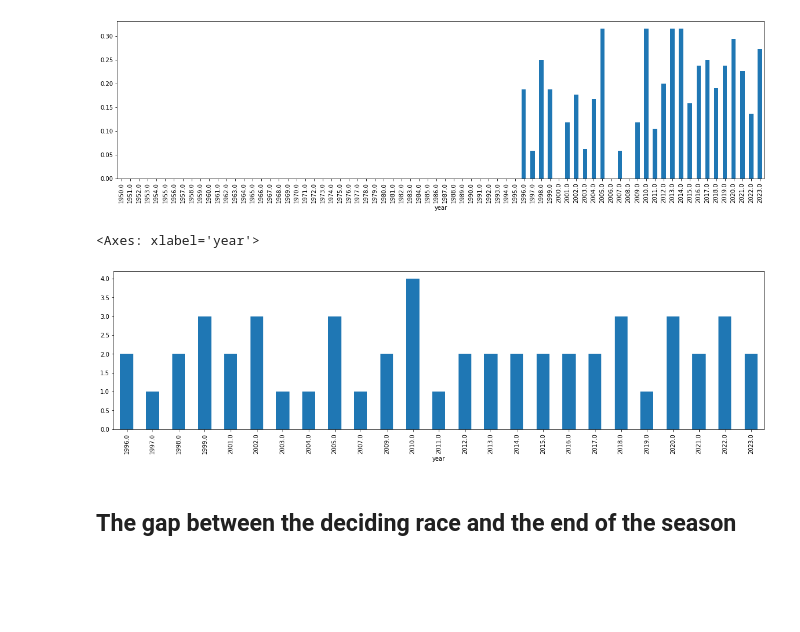
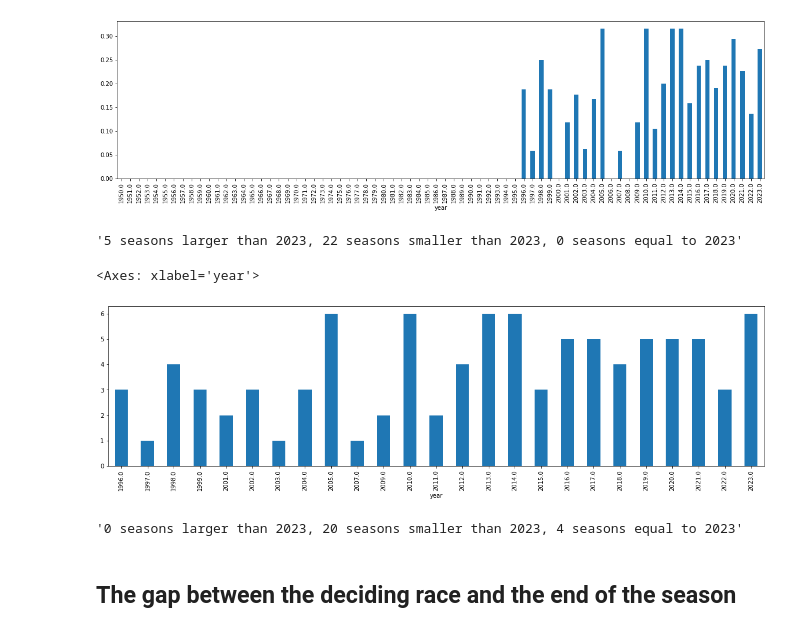
Before and after one commit to michalkasparek/f1-stats, a Jupyter notebook: 101 the most boring season.ipynb, the cells around one changed output. Cells and saved outputs as stored; diff of their text form; code cells hidden in the pictures; blank space fills up the shorter version.

```diff
--- a/101 the most boring season.ipynb
+++ b/101 the most boring season.ipynb
@@ -94,2 +105,2 @@ Index(['resultId', 'raceId', 'driverId', 'constructorId', 'number', 'grid',
 # %%
-laps = laps.merge(results[['raceId','driverId','laps','year','round','gp','name','constructor','status']], on=['raceId','driverId'])
+laps = laps.merge(results[results['year'] >= 1996][['raceId','driverId','grid','laps','year','round','gp','name','constructor','status']], on=['raceId','driverId'], how='outer')
@@ -198,3 +233,5 @@ leaderChanges
 1102 rows × 2 columns
 # %%
 results = results.merge(leaderChanges, on='raceId')
+# %%
+results['leaderChanges'] = pd.to_numeric(results['leaderChanges'])
@@ -208,11 +315,19 @@ results[results['year'] >= 1996].groupby('year')['leaderChanges'].mean().plot.ba
 # %% [output]
 <Axes: xlabel='year'>
 [figure]
+# %%
+rank23(results[results['leaderChanges'] == 0].groupby('year')['raceId'].nunique() / results.groupby('year')['raceId'].nunique())
+# %% [output]
+'5 seasons larger than 2023, 22 seasons smaller than 2023, 0 seasons equal to 2023'
 # %%
-results[(results['leaderChanges'] == 0) & (results['position'] == 1)].groupby('year')['name'].nunique().plot.bar(figsize=(20,5))
+results[(results['leaderChanges'] == 0) & (results['position'] == 1)].groupby('year')['raceId'].nunique().plot.bar(figsize=(20,5))
 # %% [output]
 <Axes: xlabel='year'>
-[figure, old version]
+[figure, new version]
+# %%
+rank23(results[(results['leaderChanges'] == 0) & (results['position'] == 1)].groupby('year')['raceId'].nunique())
+# %% [output]
+'0 seasons larger than 2023, 20 seasons smaller than 2023, 4 seasons equal to 2023'
 # %% [markdown]
 ## The gap between the deciding race and the end of the season
 # %%
```
Also changed, not shown: parts of 52 cells of this notebook, 10 other files.
